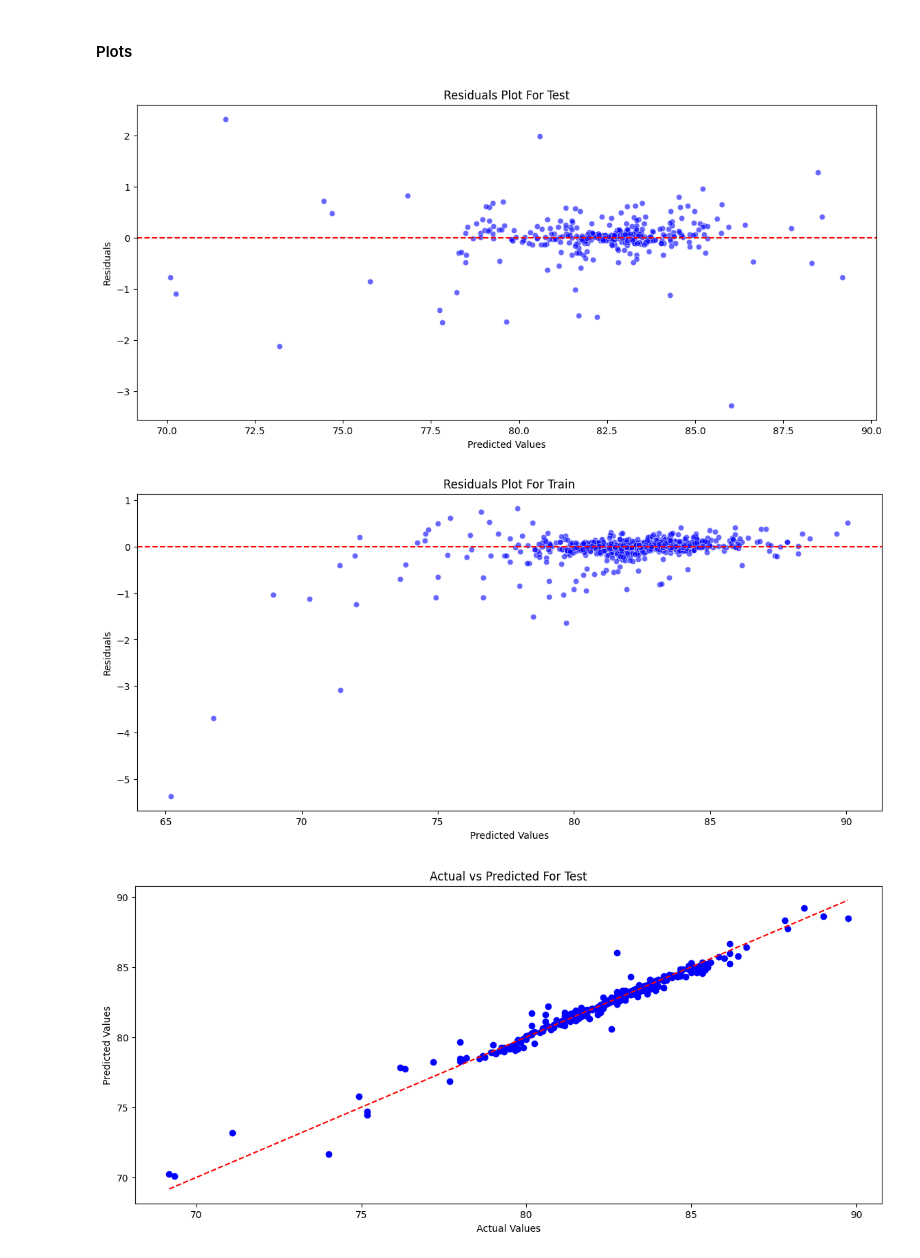
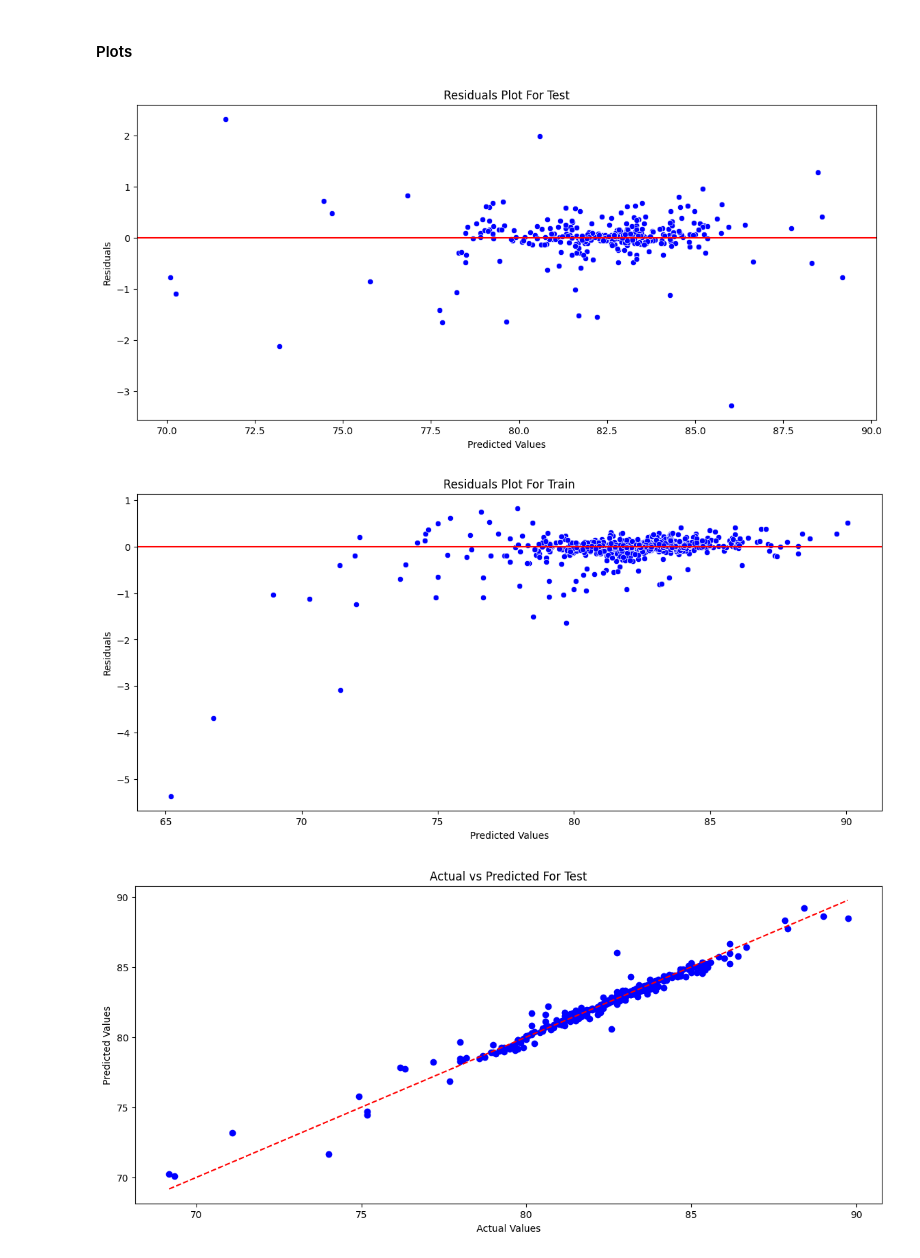
Before and after one commit to NatasjaVitoft/ML-coffee-quality, a Jupyter notebook: random_forrest/random_forest.ipynb, the cells around one changed output. Saved outputs shown, nothing was run; the diff lists cells and outputs as text; code cells hidden in the pictures.

```diff
--- a/random_forrest/random_forest.ipynb
+++ b/random_forrest/random_forest.ipynb
@@ -140,27 +140,27 @@ The model is also performing very well on the training data with an MSE of 0.11
 # %%
 # Residual plots for test set and train set
 
 residuals_test = y_test - y_pred
 
 plt.figure(figsize=(14, 6))
-sns.scatterplot(x=y_pred, y=residuals_test, color='blue', alpha=0.6)
-plt.axhline(0, color='red', linestyle='--')
+sns.scatterplot(x=y_pred, y=residuals_test, color='blue')
+plt.axhline(0, color='red')
 plt.title('Residuals Plot For Test')
 plt.xlabel('Predicted Values')
 plt.ylabel('Residuals')
 plt.show()
 
 residuals_train = y_train - y_train_pred
 plt.figure(figsize=(14, 6))
-sns.scatterplot(x=y_train_pred, y=residuals_train, color='blue', alpha=0.6)
-plt.axhline(0, color='red', linestyle='--')
+sns.scatterplot(x = y_train_pred, y = residuals_train, color='blue')
+plt.axhline(0, color='red')
 plt.title('Residuals Plot For Train')
 plt.xlabel('Predicted Values')
 plt.ylabel('Residuals')
 plt.show()
 # %% [output]
-[figure, old version]
+[figure, new version]
-[figure, old version]
+[figure, new version]
 # %%
 # Actual vs precicted plot for both test and train
 
```
Also changed, not shown: parts of 4 cells of this notebook, 1 other file.
